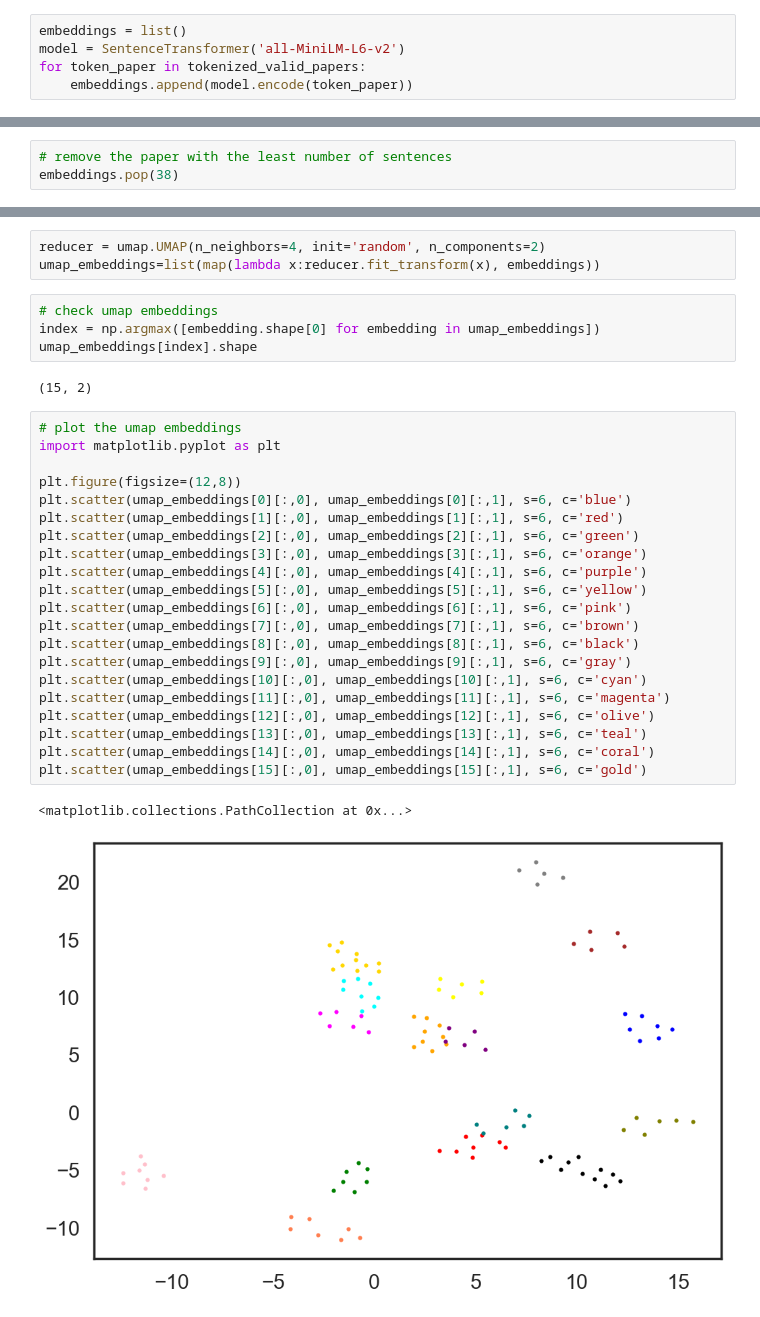
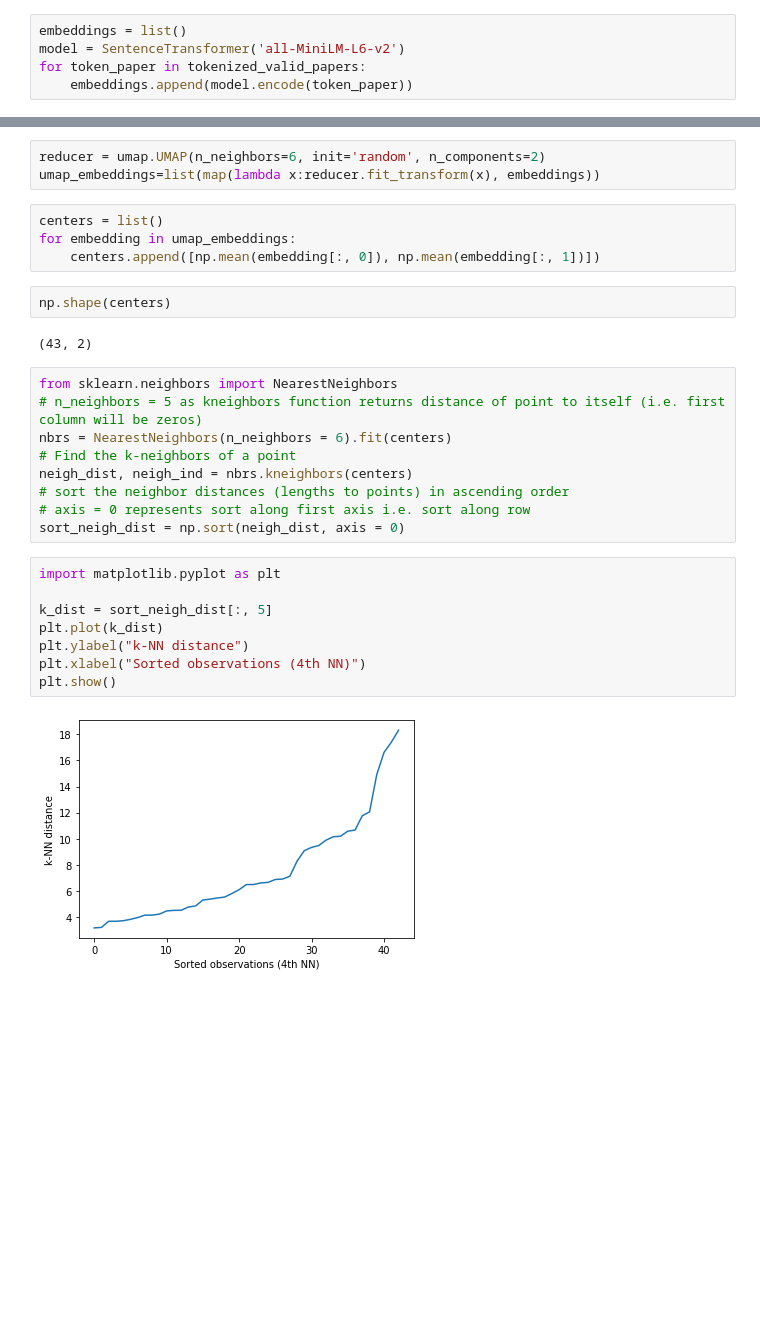
Before and after one commit to marinadominguez/Clustering-Archive, a Jupyter notebook: clustering.ipynb, the cells around one changed output, grey strips where cells are left out. Saved outputs shown, nothing was run; the diff lists cells and outputs as text; blank space fills up the shorter version.

```diff
--- a/clustering.ipynb
+++ b/clustering.ipynb
@@ -191,3 +154,0 @@ len(tokenized_valid_papers[38])
-# %%
-# remove the paper with the least number of sentences
-embeddings.pop(38)
@@ -216,33 +155,30 @@ for i in range(len(embeddings)):
 # %%
-reducer = umap.UMAP(n_neighbors=4, init='random', n_components=2)
+reducer = umap.UMAP(n_neighbors=6, init='random', n_components=2)
 umap_embeddings=list(map(lambda x:reducer.fit_transform(x), embeddings))
-# %%
-# check umap embeddings
-index = np.argmax([embedding.shape[0] for embedding in umap_embeddings])
-umap_embeddings[index].shape
-# %% [output]
-(15, 2)
-# %%
-# plot the umap embeddings
-import matplotlib.pyplot as plt
-
-plt.figure(figsize=(12,8))
-plt.scatter(umap_embeddings[0][:,0], umap_embeddings[0][:,1], s=6, c='blue')
-plt.scatter(umap_embeddings[1][:,0], umap_embeddings[1][:,1], s=6, c='red')
-plt.scatter(umap_embeddings[2][:,0], umap_embeddings[2][:,1], s=6, c='green')
-plt.scatter(umap_embeddings[3][:,0], umap_embeddings[3][:,1], s=6, c='orange')
-plt.scatter(umap_embeddings[4][:,0], umap_embeddings[4][:,1], s=6, c='purple')
-plt.scatter(umap_embeddings[5][:,0], umap_embeddings[5][:,1], s=6, c='yellow')
-plt.scatter(umap_embeddings[6][:,0], umap_embeddings[6][:,1], s=6, c='pink')
-plt.scatter(umap_embeddings[7][:,0], umap_embeddings[7][:,1], s=6, c='brown')
-plt.scatter(umap_embeddings[8][:,0], umap_embeddings[8][:,1], s=6, c='black')
-plt.scatter(umap_embeddings[9][:,0], umap_embeddings[9][:,1], s=6, c='gray')
-plt.scatter(umap_embeddings[10][:,0], umap_embeddings[10][:,1], s=6, c='cyan')
-plt.scatter(umap_embeddings[11][:,0], umap_embeddings[11][:,1], s=6, c='magenta')
-plt.scatter(umap_embeddings[12][:,0], umap_embeddings[12][:,1], s=6, c='olive')
-plt.scatter(umap_embeddings[13][:,0], umap_embeddings[13][:,1], s=6, c='teal')
-plt.scatter(umap_embeddings[14][:,0], umap_embeddings[14][:,1], s=6, c='coral')
-plt.scatter(umap_embeddings[15][:,0], umap_embeddings[15][:,1], s=6, c='gold')
-# %% [output]
-<matplotlib.collections.PathCollection at 0x...>
-[figure, removed]
+# %%
+centers = list()
+for embedding in umap_embeddings:
+    centers.append([np.mean(embedding[:, 0]), np.mean(embedding[:, 1])])
+# %%
+np.shape(centers)
+# %% [output]
+(43, 2)
+# %%
+from sklearn.neighbors import NearestNeighbors
+# n_neighbors = 5 as kneighbors function returns distance of point to itself (i.e. first column will be zeros)
+nbrs = NearestNeighbors(n_neighbors = 6).fit(centers)
+# Find the k-neighbors of a point
+neigh_dist, neigh_ind = nbrs.kneighbors(centers)
+# sort the neighbor distances (lengths to points) in ascending order
+# axis = 0 represents sort along first axis i.e. sort along row
+sort_neigh_dist = np.sort(neigh_dist, axis = 0)
+# %%
+import matplotlib.pyplot as plt
+
+k_dist = sort_neigh_dist[:, 5]
+plt.plot(k_dist)
+plt.ylabel("k-NN distance")
+plt.xlabel("Sorted observations (4th NN)")
+plt.show()
+# %% [output]
+[figure, added]
```
Also changed, not shown: parts of 35 cells of this notebook.
